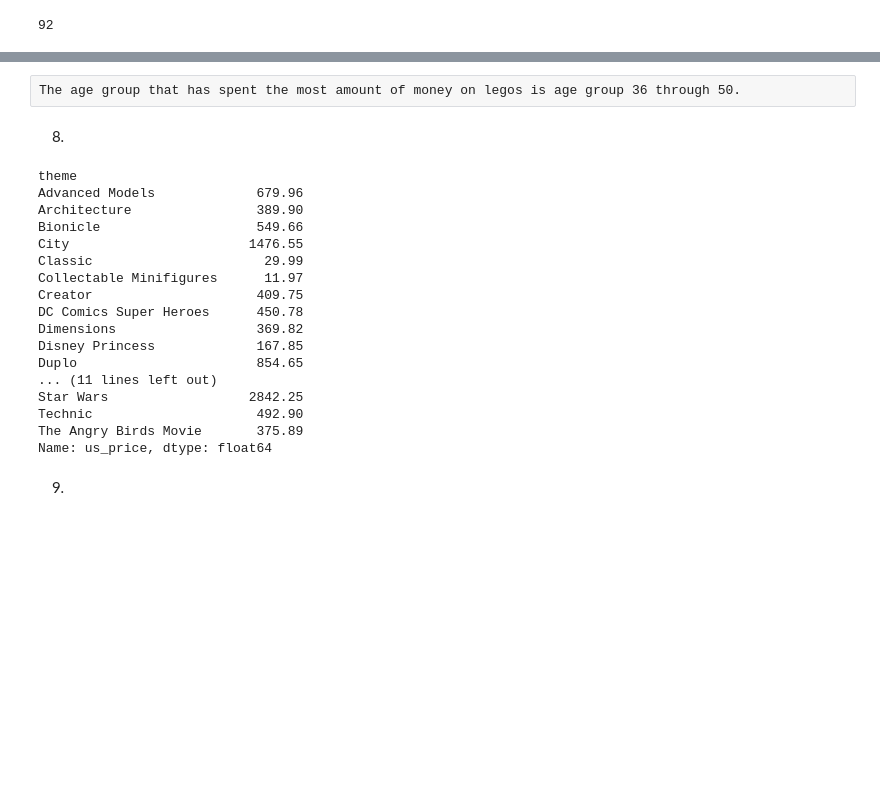
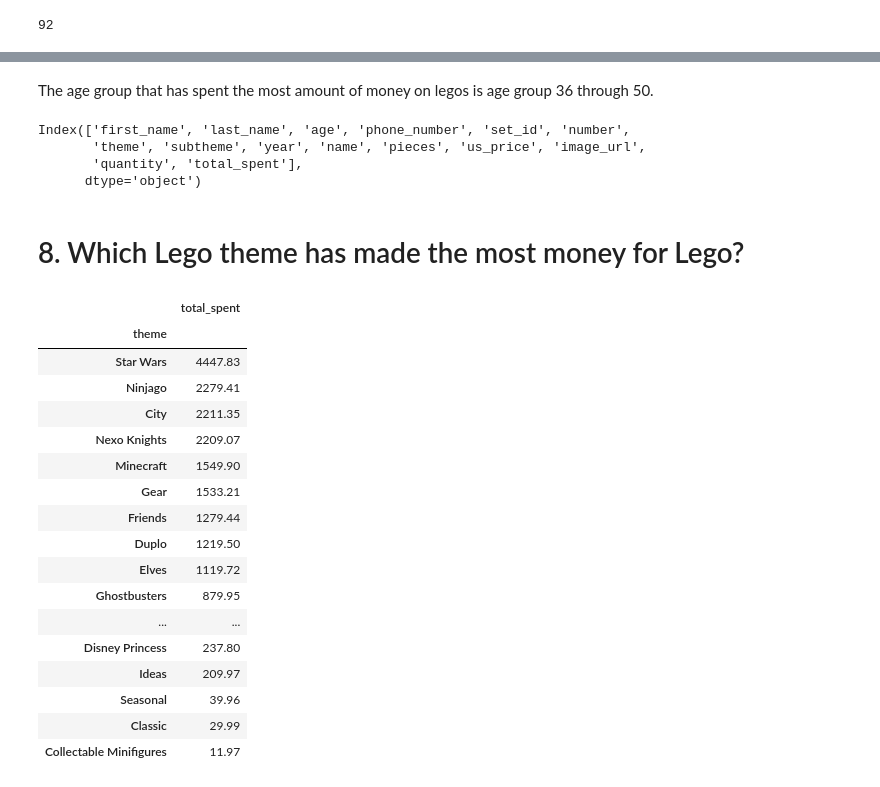
Before and after one commit to SethChairez/DataScience201, a Jupyter notebook: Day1/HW_day1.ipynb, the cells around one changed output, grey strips where cells are left out. Cells and saved outputs as stored; diff of their text form; code cells hidden in the pictures; blank space fills up the shorter version.

```diff
--- a/Day1/HW_day1.ipynb
+++ b/Day1/HW_day1.ipynb
@@ -364,27 +391,33 @@ fifth_mask['us_price'].sum()
-# %% [raw]
-The age group that has spent the most amount of money on legos is age group 36 through 50.
-# %% [markdown]
-8.
+# %% [markdown]
+The age group that has spent the most amount of money on legos is age group 36 through 50.
+# %%
+df.keys()
+# %% [output]
+Index(['first_name', 'last_name', 'age', 'phone_number', 'set_id', 'number',
+       'theme', 'subtheme', 'year', 'name', 'pieces', 'us_price', 'image_url',
+       'quantity', 'total_spent'],
+      dtype='object')
+# %% [markdown]
+# 8.  Which Lego theme has made the most money for Lego?
 # %%
-price_mask = df.groupby('theme')['us_price'].sum()
-price_mask
+columns = ['theme','total_spent']
+df[columns].groupby('theme').sum().sort_values('total_spent',ascending = False)
 # %% [output]
-theme
-Advanced Models             679.96
-Architecture                389.90
-Bionicle                    549.66
-City                       1476.55
-Classic                      29.99
-Collectable Minifigures      11.97
-Creator                     409.75
-DC Comics Super Heroes      450.78
-Dimensions                  369.82
-Disney Princess             167.85
-Duplo                       854.65
-... (11 lines left out)
-Star Wars                  2842.25
-Technic                     492.90
-The Angry Birds Movie       375.89
-Name: us_price, dtype: float64
+|  | total_spent |
+| theme |  |
+| Star Wars | 4447.83 |
+| Ninjago | 2279.41 |
+| City | 2211.35 |
+| Nexo Knights | 2209.07 |
+| Minecraft | 1549.90 |
+| Gear | 1533.21 |
+| Friends | 1279.44 |
+| Duplo | 1219.50 |
+| Elves | 1119.72 |
+| Ghostbusters | 879.95 |
+| ... | ... |
+| Disney Princess | 237.80 |
+| Ideas | 209.97 |
+| Seasonal | 39.96 |
+| Classic | 29.99 |
+| Collectable Minifigures | 11.97 |
-# %% [markdown]
-9.
```
Also changed, not shown: parts of 48 cells of this notebook, 26 other files.
